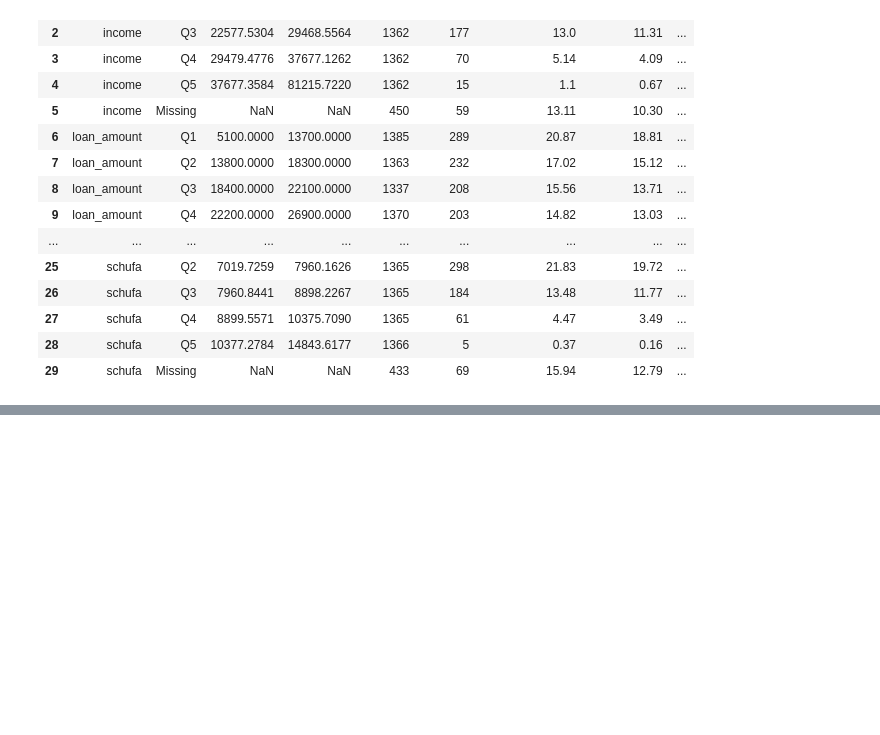
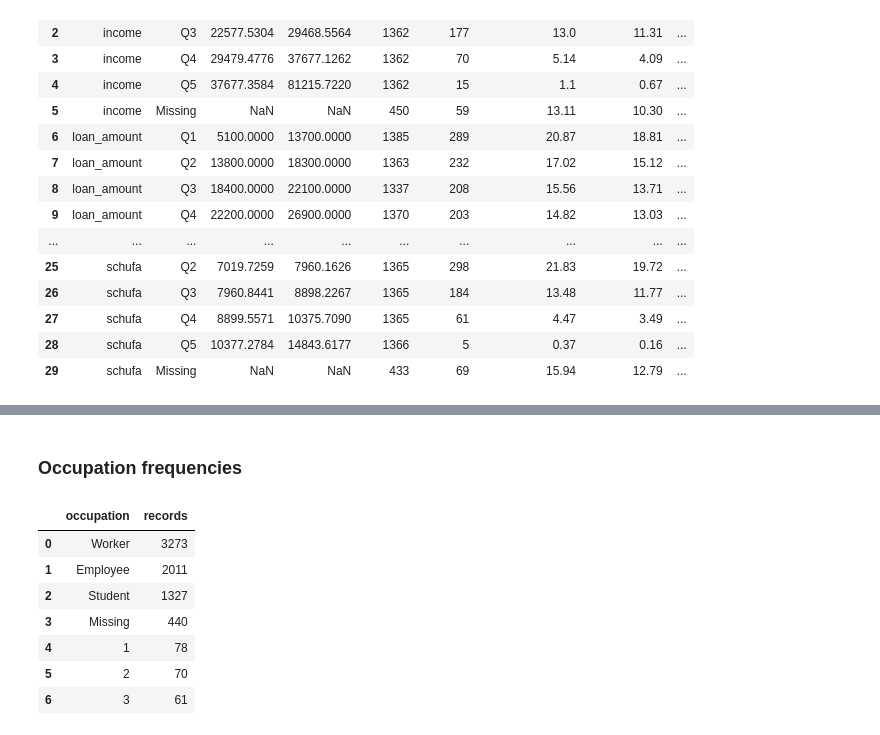
Before and after one commit to jasonchencode/mortgage-default-prediction, a Jupyter notebook: notebooks/01_exploratory_analysis.ipynb, the cells around one changed output, grey strips where cells are left out. Cells and saved outputs as stored; diff of their text form; code cells hidden in the pictures; blank space fills up the shorter version.

```diff
--- a/notebooks/01_exploratory_analysis.ipynb
+++ b/notebooks/01_exploratory_analysis.ipynb
@@ -408,0 +441,13 @@ numeric_rate_table
+# %% [markdown]
+### Occupation frequencies
+# %%
+occupation_frequency
+# %% [output]
+|  | occupation | records |
+| 0 | Worker | 3273 |
+| 1 | Employee | 2011 |
+| 2 | Student | 1327 |
+| 3 | Missing | 440 |
+| 4 | 1 | 78 |
+| 5 | 2 | 70 |
+| 6 | 3 | 61 |
```
Also changed, not shown: parts of 9 cells of this notebook.
